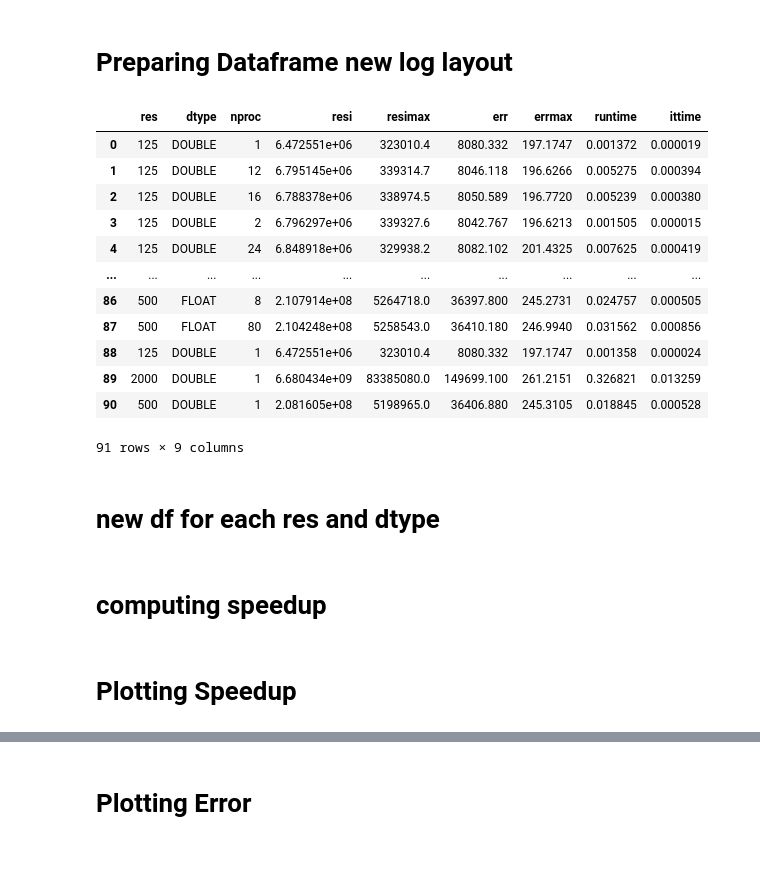
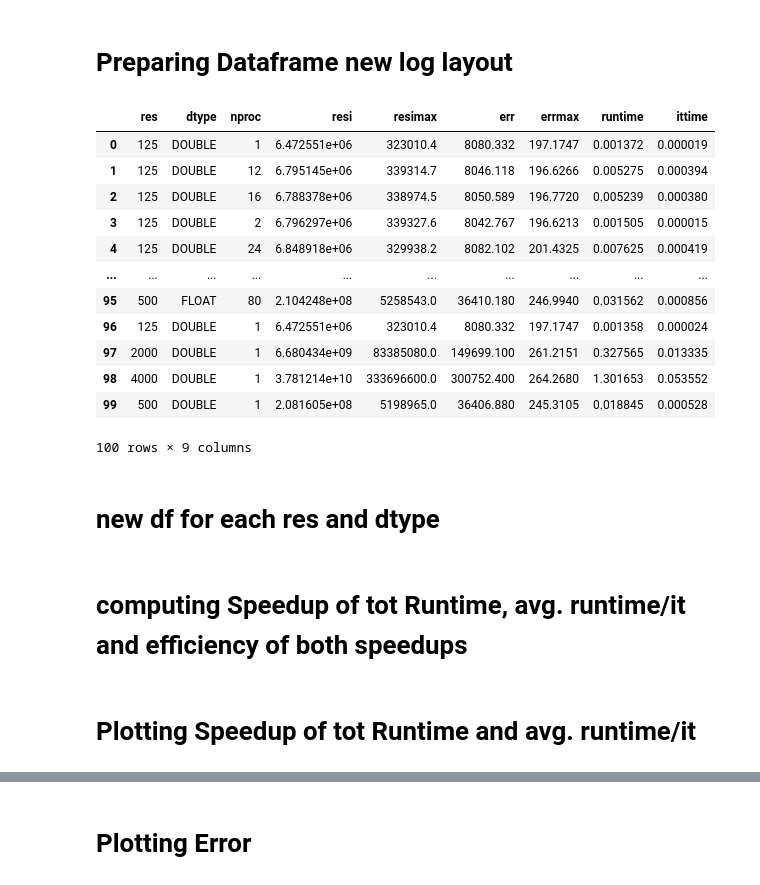
Before and after one commit to hitimr/NSSC2, a Jupyter notebook: Ex1/plots.ipynb, the cells around one changed output, grey strips where cells are left out. Drawn from its saved outputs; the diff is of its cells as text; code cells hidden in the pictures; blank space fills up the shorter version.

```diff
--- a/Ex1/plots.ipynb
+++ b/Ex1/plots.ipynb
@@ -26,7 +26,7 @@ dataframe
 # Preparing Dataframe new log layout
 # %%
 #read df
-dataframe=pd.read_csv('out/datacluster/all_logs.txt', sep="\t", names=["all"])
+dataframe=pd.read_csv('out/datacluster1/all_logs.txt', sep="\t", names=["all"])
 
 #zerlegen des df
 res = dataframe.iloc[0:len(dataframe):13].reset_index().drop(['index'], axis=1)
@@ -48,39 +48,39 @@ err = dataframe.iloc[9:len(dataframe):13].reset_index().drop(['index'], axis=1)
 err = err["all"].str.split("=",expand=True).drop([0], axis=1).rename({1: 'err'}, axis=1).rename({'all': 'err'}, axis=1)
 
 errmax = dataframe.iloc[10:len(dataframe):13].reset_index().drop(['index'], axis=1)
 errmax = errmax["all"].str.split("=",expand=True).drop([0], axis=1).rename({1: 'errmax'}, axis=1).rename({'all': 'errmax'}, axis=1)
 
 runtime = dataframe.iloc[11:len(dataframe):13].reset_index().drop(['index'], axis=1)
 runtime = runtime["all"].str.split("=",expand=True).drop([0], axis=1).rename({1: 'runtime'}, axis=1).rename({'all': 'runtime'}, axis=1)
 
 ittime = dataframe.iloc[12:len(dataframe):13].reset_index().drop(['index'], axis=1)
 ittime = ittime["all"].str.split("=",expand=True).drop([0], axis=1).rename({1: 'ittime'}, axis=1).rename({'all': 'ittime'}, axis=1)
 
 #mergen des df
 dataframe = res
 dataframe['dtype'] = dtype['dtype']
 dataframe['nproc'] = pd.to_numeric(nproc['nproc'])
 dataframe['resi'] = pd.to_numeric(resi['resi'])
 dataframe['resimax'] = pd.to_numeric(resimax['resimax'])
 dataframe['err'] = pd.to_numeric(err['err'])
 dataframe['errmax'] = pd.to_numeric(errmax['errmax'])
 dataframe['runtime'] = pd.to_numeric(runtime['runtime'])
 dataframe['ittime'] = pd.to_numeric(ittime['ittime'])
 dataframe
 # %% [output]
 |  | res | dtype | nproc | resi | resimax | err | errmax | runtime | ittime |
 | 0 | 125 | DOUBLE | 1 | 6.472551e+06 | 323010.4 | 8080.332 | 197.1747 | 0.001372 | 0.000019 |
 | 1 | 125 | DOUBLE | 12 | 6.795145e+06 | 339314.7 | 8046.118 | 196.6266 | 0.005275 | 0.000394 |
 | 2 | 125 | DOUBLE | 16 | 6.788378e+06 | 338974.5 | 8050.589 | 196.7720 | 0.005239 | 0.000380 |
 | 3 | 125 | DOUBLE | 2 | 6.796297e+06 | 339327.6 | 8042.767 | 196.6213 | 0.001505 | 0.000015 |
 | 4 | 125 | DOUBLE | 24 | 6.848918e+06 | 329938.2 | 8082.102 | 201.4325 | 0.007625 | 0.000419 |
 | ... | ... | ... | ... | ... | ... | ... | ... | ... | ... |
-| 86 | 500 | FLOAT | 8 | 2.107914e+08 | 5264718.0 | 36397.800 | 245.2731 | 0.024757 | 0.000505 |
-| 87 | 500 | FLOAT | 80 | 2.104248e+08 | 5258543.0 | 36410.180 | 246.9940 | 0.031562 | 0.000856 |
-| 88 | 125 | DOUBLE | 1 | 6.472551e+06 | 323010.4 | 8080.332 | 197.1747 | 0.001358 | 0.000024 |
-| 89 | 2000 | DOUBLE | 1 | 6.680434e+09 | 83385080.0 | 149699.100 | 261.2151 | 0.326821 | 0.013259 |
-| 90 | 500 | DOUBLE | 1 | 2.081605e+08 | 5198965.0 | 36406.880 | 245.3105 | 0.018845 | 0.000528 |
+| 95 | 500 | FLOAT | 80 | 2.104248e+08 | 5258543.0 | 36410.180 | 246.9940 | 0.031562 | 0.000856 |
+| 96 | 125 | DOUBLE | 1 | 6.472551e+06 | 323010.4 | 8080.332 | 197.1747 | 0.001358 | 0.000024 |
+| 97 | 2000 | DOUBLE | 1 | 6.680434e+09 | 83385080.0 | 149699.100 | 261.2151 | 0.327565 | 0.013335 |
+| 98 | 4000 | DOUBLE | 1 | 3.781214e+10 | 333696600.0 | 300752.400 | 264.2680 | 1.301653 | 0.053552 |
+| 99 | 500 | DOUBLE | 1 | 2.081605e+08 | 5198965.0 | 36406.880 | 245.3105 | 0.018845 | 0.000528 |
-91 rows × 9 columns
+100 rows × 9 columns
 # %% [markdown]
 # new df for each res and dtype
 # %%
@@ -99,5 +99,3 @@ res3d = res3[res3["dtype"] == " DOUBLE"].sort_values(by=['nproc'])
 res4 = dataframe[dataframe["res"] == "4000"]
 res4f = res4[res4["dtype"] == " FLOAT"].sort_values(by=['nproc'])
 res4d = res4[res4["dtype"] == " DOUBLE"].sort_values(by=['nproc'])
-# %% [markdown]
-# computing speedup
@@ -121,0 +102,2 @@ res4d["speedup"] = speedup4d
+# %% [markdown]
+# computing Speedup of tot Runtime, avg. runtime/it and efficiency of both speedups
@@ -122,2 +140,2 @@ res4d["speedup"] = speedup4d
 # %% [markdown]
-# Plotting Speedup
+# Plotting Speedup of tot Runtime and avg. runtime/it
```
Also changed, not shown: parts of 18 cells of this notebook.
